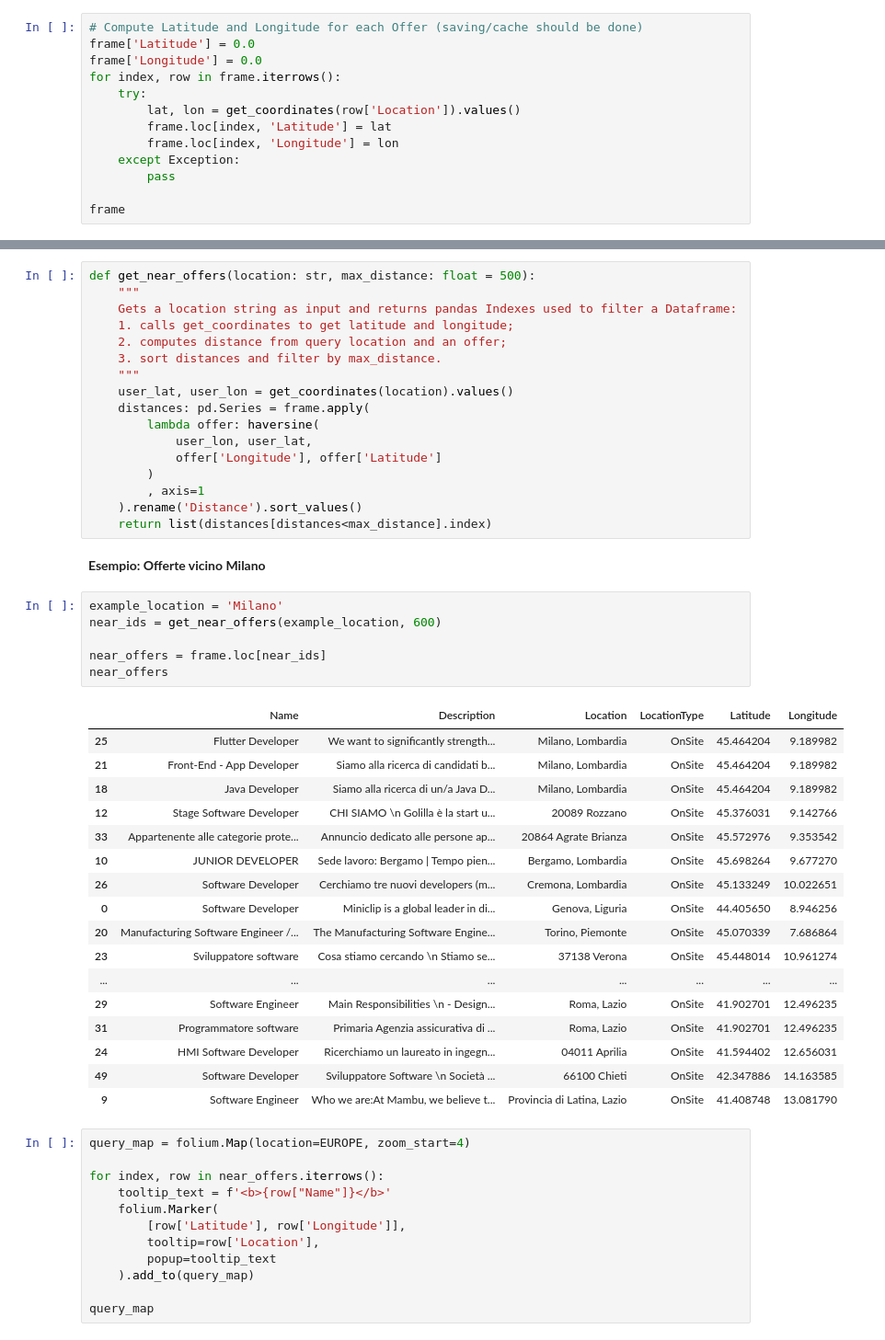
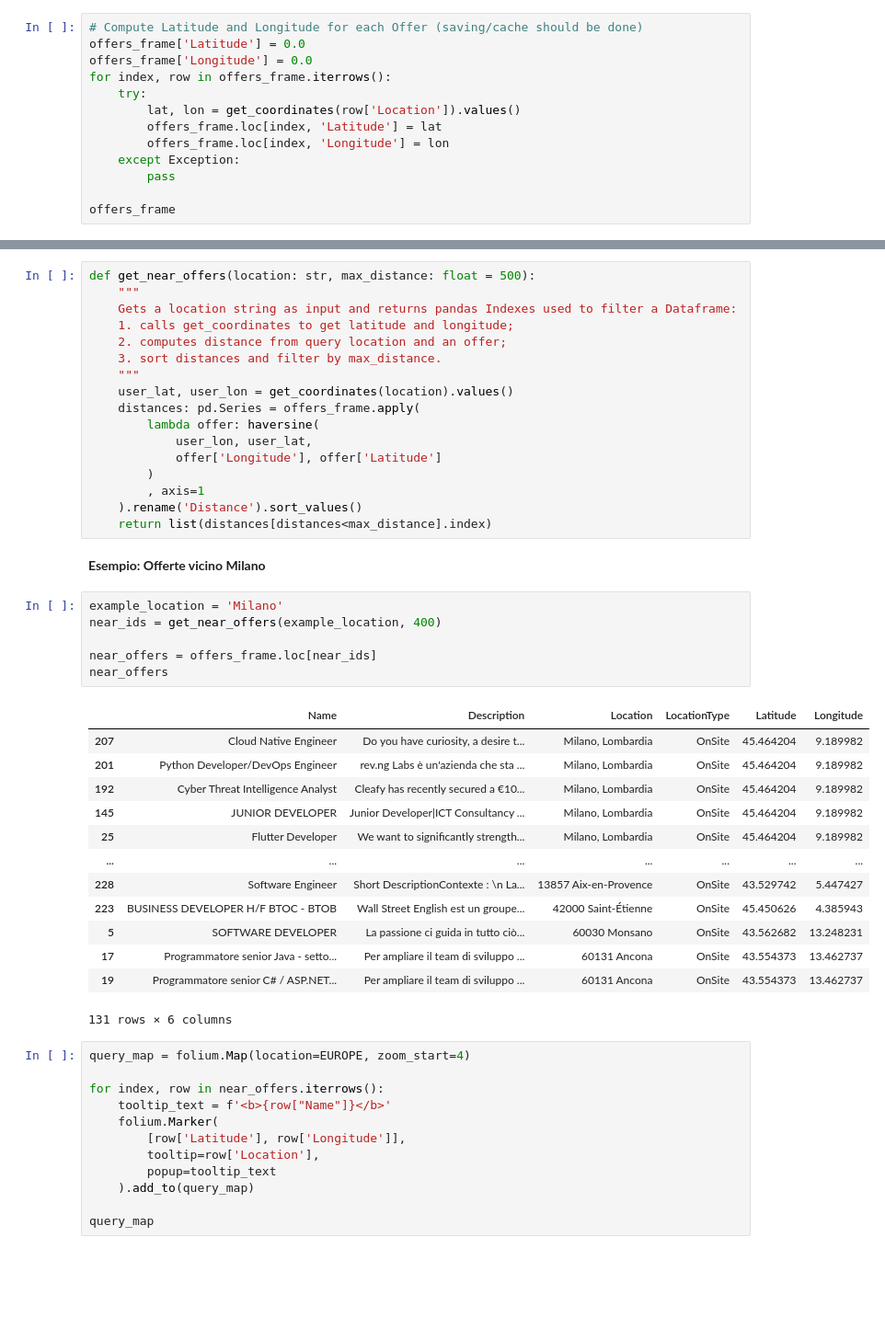
Before and after one commit to antoninoLorenzo/RecommenderSystem_TC, a Jupyter notebook: demo/notebooks/test_offers_2/test.ipynb, the cells around one changed output, grey strips where cells are left out. Shown at 92% size. Saved outputs shown, nothing was run; the diff lists cells and outputs as text; blank space fills up the shorter version.

Commit message:
Update Dataset Offerte: aggiunte offerte in Spagna e Francia

```diff
--- a/demo/notebooks/test_offers_2/test.ipynb
+++ b/demo/notebooks/test_offers_2/test.ipynb
@@ -91,17 +88,17 @@ print(f'Distance between {frame.loc[1, "Location"]} and {frame.loc[14, "Location
 Distance between 17100 Savona and Catanzaro, Calabria: 907.33km
 # %%
 # Compute Latitude and Longitude for each Offer (saving/cache should be done)
-frame['Latitude'] = 0.0
-frame['Longitude'] = 0.0
-for index, row in frame.iterrows():
+offers_frame['Latitude'] = 0.0
+offers_frame['Longitude'] = 0.0
+for index, row in offers_frame.iterrows():
     try:
         lat, lon = get_coordinates(row['Location']).values()
-        frame.loc[index, 'Latitude'] = lat
-        frame.loc[index, 'Longitude'] = lon
+        offers_frame.loc[index, 'Latitude'] = lat
+        offers_frame.loc[index, 'Longitude'] = lon
     except Exception:
         pass
 
-frame
+offers_frame
 # %% [output]
 |  | Name | Description | Location | LocationType | Latitude | Longitude |
 | 0 | Software Developer | Miniclip is a global leader in di... | Genova, Liguria | OnSite | 44.405650 | 8.946256 |
@@ -149,7 +142,7 @@ def get_near_offers(location: str, max_distance: float = 500):
     3. sort distances and filter by max_distance.
     """
     user_lat, user_lon = get_coordinates(location).values()
-    distances: pd.Series = frame.apply(
+    distances: pd.Series = offers_frame.apply(
         lambda offer: haversine(
             user_lon, user_lat,
             offer['Longitude'], offer['Latitude']
@@ -161,28 +154,24 @@ def get_near_offers(location: str, max_distance: float = 500):
 **Esempio: Offerte vicino Milano**
 # %%
 example_location = 'Milano'
-near_ids = get_near_offers(example_location, 600)
+near_ids = get_near_offers(example_location, 400)
 
-near_offers = frame.loc[near_ids]
+near_offers = offers_frame.loc[near_ids]
 near_offers
 # %% [output]
 |  | Name | Description | Location | LocationType | Latitude | Longitude |
+| 207 | Cloud Native Engineer | Do you have curiosity, a desire t... | Milano, Lombardia | OnSite | 45.464204 | 9.189982 |
+| 201 | Python Developer/DevOps Engineer | rev.ng Labs è un'azienda che sta ... | Milano, Lombardia | OnSite | 45.464204 | 9.189982 |
+| 192 | Cyber Threat Intelligence Analyst | Cleafy has recently secured a €10... | Milano, Lombardia | OnSite | 45.464204 | 9.189982 |
+| 145 | JUNIOR DEVELOPER | Junior Developer|ICT Consultancy ... | Milano, Lombardia | OnSite | 45.464204 | 9.189982 |
 | 25 | Flutter Developer | We want to significantly strength... | Milano, Lombardia | OnSite | 45.464204 | 9.189982 |
-| 21 | Front-End - App Developer | Siamo alla ricerca di candidati b... | Milano, Lombardia | OnSite | 45.464204 | 9.189982 |
-| 18 | Java Developer | Siamo alla ricerca di un/a Java D... | Milano, Lombardia | OnSite | 45.464204 | 9.189982 |
-| 12 | Stage Software Developer | CHI SIAMO \n Golilla è la start u... | 20089 Rozzano | OnSite | 45.376031 | 9.142766 |
-| 33 | Appartenente alle categorie prote... | Annuncio dedicato alle persone ap... | 20864 Agrate Brianza | OnSite | 45.572976 | 9.353542 |
-| 10 | JUNIOR DEVELOPER | Sede lavoro: Bergamo | Tempo pien... | Bergamo, Lombardia | OnSite | 45.698264 | 9.677270 |
-| 26 | Software Developer | Cerchiamo tre nuovi developers (m... | Cremona, Lombardia | OnSite | 45.133249 | 10.022651 |
-| 0 | Software Developer | Miniclip is a global leader in di... | Genova, Liguria | OnSite | 44.405650 | 8.946256 |
-| 20 | Manufacturing Software Engineer /... | The Manufacturing Software Engine... | Torino, Piemonte | OnSite | 45.070339 | 7.686864 |
-| 23 | Sviluppatore software | Cosa stiamo cercando \n Stiamo se... | 37138 Verona | OnSite | 45.448014 | 10.961274 |
 | ... | ... | ... | ... | ... | ... | ... |
-| 29 | Software Engineer | Main Responsibilities \n - Design... | Roma, Lazio | OnSite | 41.902701 | 12.496235 |
-| 31 | Programmatore software | Primaria Agenzia assicurativa di ... | Roma, Lazio | OnSite | 41.902701 | 12.496235 |
-| 24 | HMI Software Developer | Ricerchiamo un laureato in ingegn... | 04011 Aprilia | OnSite | 41.594402 | 12.656031 |
-| 49 | Software Developer | Sviluppatore Software \n Società ... | 66100 Chieti | OnSite | 42.347886 | 14.163585 |
-| 9 | Software Engineer | Who we are:At Mambu, we believe t... | Provincia di Latina, Lazio | OnSite | 41.408748 | 13.081790 |
+| 228 | Software Engineer | Short DescriptionContexte : \n La... | 13857 Aix-en-Provence | OnSite | 43.529742 | 5.447427 |
+| 223 | BUSINESS DEVELOPER H/F BTOC - BTOB | Wall Street English est un groupe... | 42000 Saint-Étienne | OnSite | 45.450626 | 4.385943 |
+| 5 | SOFTWARE DEVELOPER | La passione ci guida in tutto ciò... | 60030 Monsano | OnSite | 43.562682 | 13.248231 |
+| 17 | Programmatore senior Java - setto... | Per ampliare il team di sviluppo ... | 60131 Ancona | OnSite | 43.554373 | 13.462737 |
+| 19 | Programmatore senior C# / ASP.NET... | Per ampliare il team di sviluppo ... | 60131 Ancona | OnSite | 43.554373 | 13.462737 |
+131 rows × 6 columns
 # %%
 query_map = folium.Map(location=EUROPE, zoom_start=4)
 
```
Also changed, not shown: parts of 7 cells of this notebook, 2 other files.
